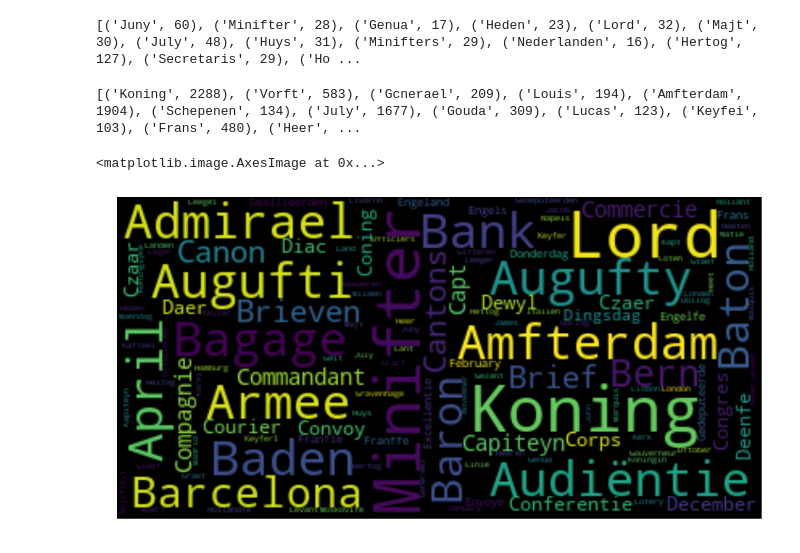
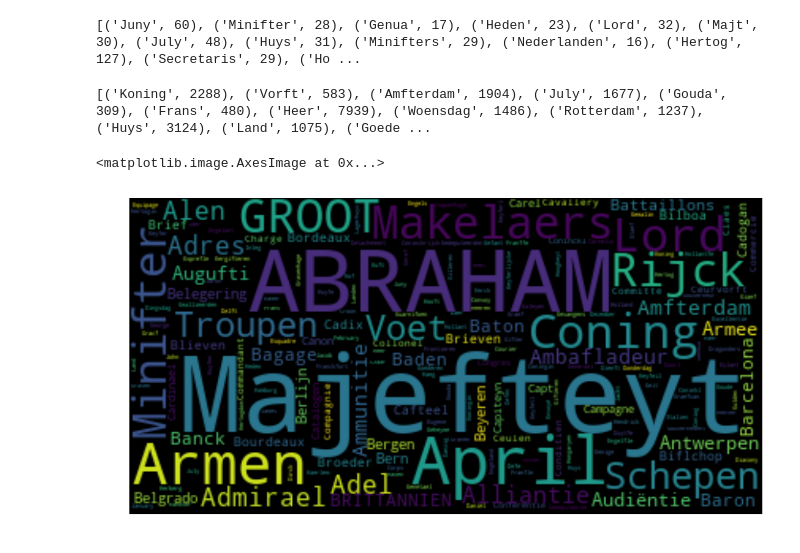
Before and after one commit to WillemJan/DHBenelux2018, a Jupyter notebook: DhBenelux-Copy1.ipynb, the cells around one changed output. Drawn from its saved outputs; the diff is of its cells as text; code cells hidden in the pictures.

```diff
--- a/DhBenelux-Copy1.ipynb
+++ b/DhBenelux-Copy1.ipynb
@@ -447,6 +447,9 @@ df.head(1)
 
 df['period']= pd.to_datetime(df['period'], format='%Y-%m-%d')
 df.set_index(df['period'],inplace=True)
+plt.figure(figsize=(18, 12))
+plt.rcParams.update({'font.size': 20})
+
 plt.plot(df['period'], df['name'], '.')
 # %% [output]
 [<matplotlib.lines.Line2D at 0x...>]
@@ -550,7 +553,7 @@ for article in dirt:
     sentences.append(sent)
 
 
-print([(w,word_list[w]) for w in word_list if word_list[w] > 100 and w[0].isupper() and len(w) >3 and not w.lower() in stopwords])
-pos = set([w for w in word_list if word_list[w] > 100 and w[0].isupper() and len(w) >3 and not w.lower() in stopwords])
+print([(w,word_list[w]) for w in word_list if word_list[w] > 300 and w[0].isupper() and len(w) >3 and not w.lower() in stopwords])
+pos = set([w for w in word_list if word_list[w] > 300 and w[0].isupper() and len(w) >3 and not w.lower() in stopwords])
 # %% [output]
-[('Koning', 2288), ('Vorft', 583), ('Gcnerael', 209), ('Louis', 194), ('Amfterdam', 1904), ('Schepenen', 134), ('July', 1677), ('Gouda', 309), ('Lucas', 123), ('Keyfei', 103), ('Frans', 480), ('Heer', ...
+[('Koning', 2288), ('Vorft', 583), ('Amfterdam', 1904), ('July', 1677), ('Gouda', 309), ('Frans', 480), ('Heer', 7939), ('Woensdag', 1486), ('Rotterdam', 1237), ('Huys', 3124), ('Land', 1075), ('Goede ...
@@ -557,13 +562,13 @@ pos = set([w for w in word_list if word_list[w] > 100 and w[0].isupper() and len
 # %%
-from wordcloud import WordCloud
 
-wordcloud = WordCloud(max_font_size=40).generate(str([w + " " for w in sorted(neg - (pos - neg))]))
+wordcloud = WordCloud().generate(str([w + " " for w in sorted(pos)]))
 
 import matplotlib.pyplot as plt
+
 plt.figure(figsize=(18, 16))
 plt.axis("off")
 
 plt.imshow(wordcloud, interpolation='bilinear')
 # %% [output]
 <matplotlib.image.AxesImage at 0x...>
-[figure, old version]
+[figure, new version]
```
Also changed, not shown: parts of 4 cells of this notebook.
